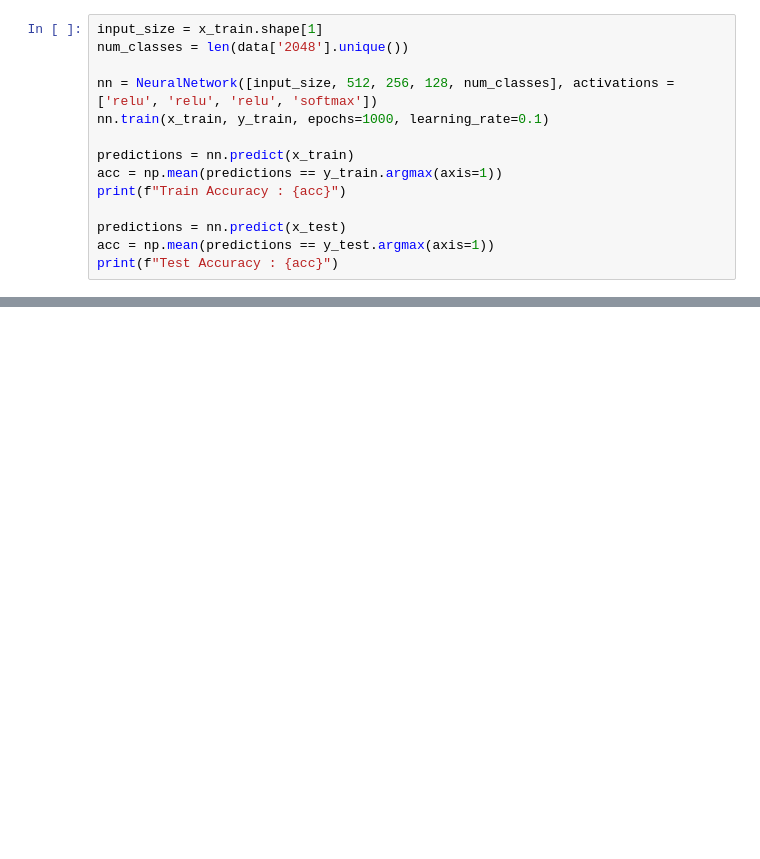
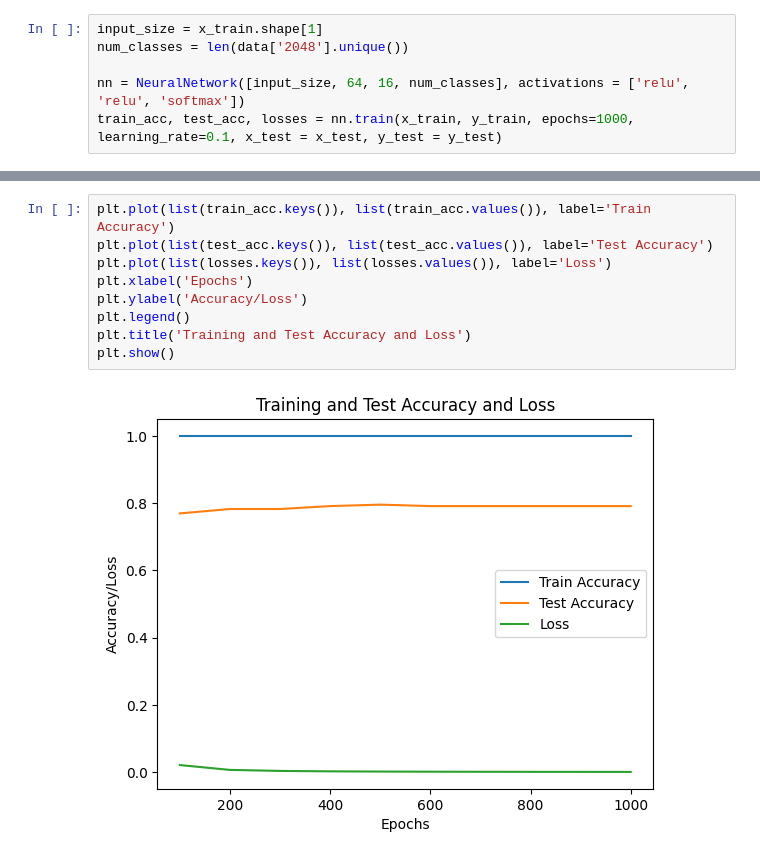
Before and after one commit to AgarwalMayank2/Face_Detection, a Jupyter notebook: applying_ML_algorithms/ann_main.ipynb, the cells around one changed output, grey strips where cells are left out. Cells and saved outputs as stored; diff of their text form; blank space fills up the shorter version.

```diff
--- a/applying_ML_algorithms/ann_main.ipynb
+++ b/applying_ML_algorithms/ann_main.ipynb
@@ -251,13 +246,5 @@ y_train.shape
 input_size = x_train.shape[1]
 num_classes = len(data['2048'].unique())
 
-nn = NeuralNetwork([input_size, 512, 256, 128, num_classes], activations = ['relu', 'relu', 'relu', 'softmax'])
-nn.train(x_train, y_train, epochs=1000, learning_rate=0.1)
-
-predictions = nn.predict(x_train)
-acc = np.mean(predictions == y_train.argmax(axis=1))
-print(f"Train Accuracy : {acc}")
-
-predictions = nn.predict(x_test)
-acc = np.mean(predictions == y_test.argmax(axis=1))
-print(f"Test Accuracy : {acc}")
+nn = NeuralNetwork([input_size, 64, 16, num_classes], activations = ['relu', 'relu', 'softmax'])
+train_acc, test_acc, losses = nn.train(x_train, y_train, epochs=1000, learning_rate=0.1, x_test = x_test, y_test = y_test)
@@ -263,0 +269,11 @@ print(f"Test Accuracy : {acc}")
+# %%
+plt.plot(list(train_acc.keys()), list(train_acc.values()), label='Train Accuracy')
+plt.plot(list(test_acc.keys()), list(test_acc.values()), label='Test Accuracy')
+plt.plot(list(losses.keys()), list(losses.values()), label='Loss')
+plt.xlabel('Epochs')
+plt.ylabel('Accuracy/Loss')
+plt.legend()
+plt.title('Training and Test Accuracy and Loss')
+plt.show()
+# %% [output]
+[figure, added]
```
Also changed, not shown: parts of 37 cells of this notebook, 2 other files.
